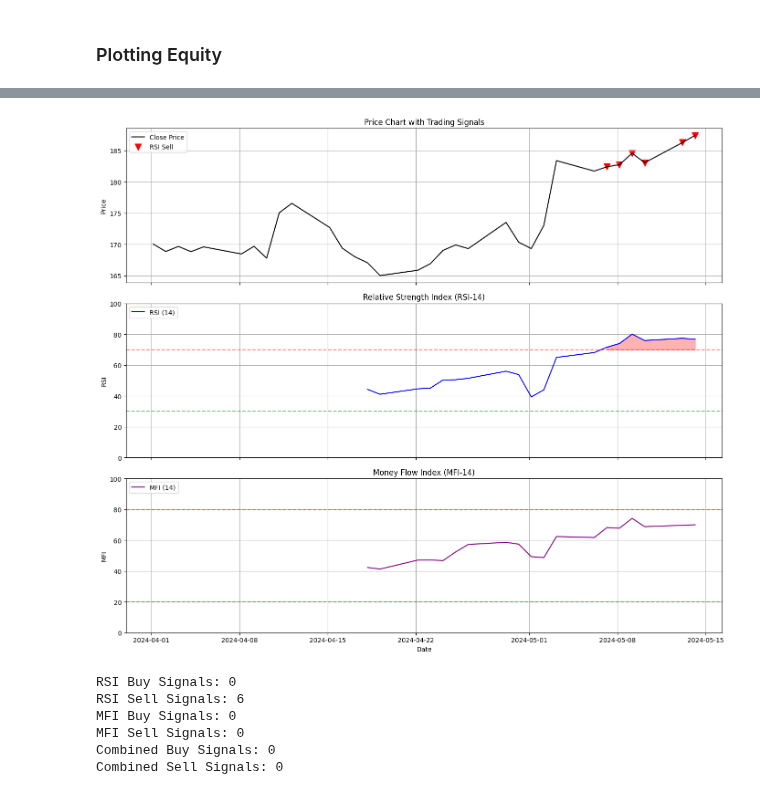
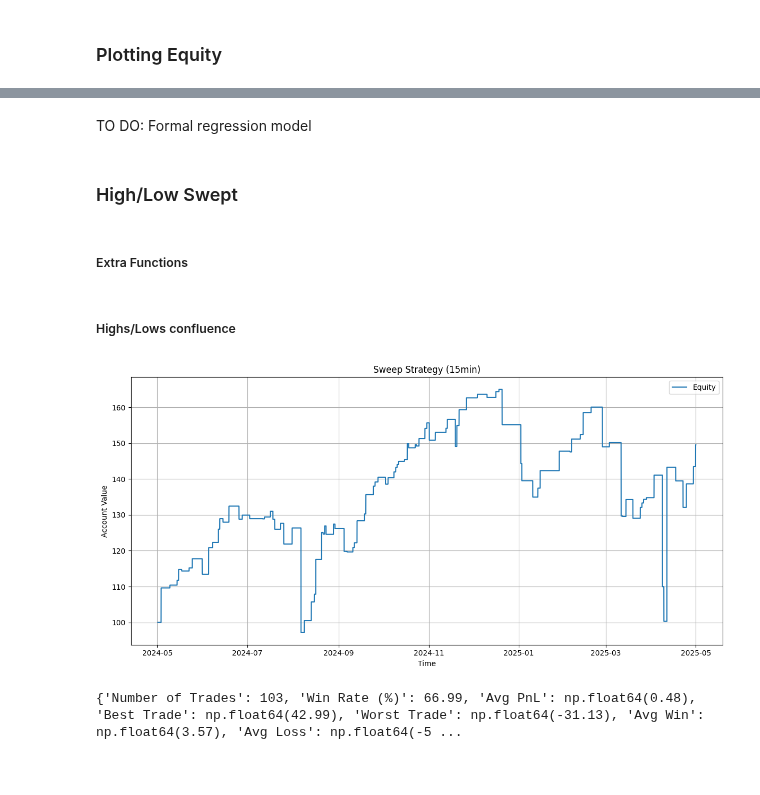
Before and after one commit to Code-For-3/Trading-for-Dummies, a Jupyter notebook: Indicators.ipynb, the cells around one changed output, grey strips where cells are left out. Cells and saved outputs as stored; diff of their text form; code cells hidden in the pictures.

Commit message:
Update Functions and Add another indicator

```diff
--- a/Indicators.ipynb
+++ b/Indicators.ipynb
@@ -197,14 +149,7 @@ plot_equity_curve(equity_rsi, equity_mfi, equity_combined)
-# %%
-# Get data
-df = get_stock_data("AAPL", "2024-04-01", "2024-05-15", "Day", 1)
-
-# Plot comparison of indicators
-plot_indicators_comparison(df)
-# %% [output]
-[figure, removed]
-RSI Buy Signals: 0
-RSI Sell Signals: 6
-MFI Buy Signals: 0
-MFI Sell Signals: 0
-Combined Buy Signals: 0
-Combined Sell Signals: 0
+# %% [markdown]
+TO DO:
+Formal regression model
+# %% [markdown]
+### High/Low Swept
+# %% [markdown]
+##### Extra Functions
@@ -210,0 +191,2 @@ Combined Sell Signals: 0
+# %% [markdown]
+##### Highs/Lows confluence
@@ -210,0 +238,27 @@ Combined Sell Signals: 0
+# %%
+# Load 15min data
+df_15m = get_stock_data("SPY", "2024-05-01", "2025-05-01", timeframe_unit="Minute", multiplier=15)
+
+# Generate sweep signals (use Asian session as example)
+signal_df = generate_sweep_signals(df_15m, session_start="20:00", session_end="04:00")
+
+# Backtest
+equity_curve, trade_log = backtest(signal_df)
+
+# Plot
+def plot_equity_curve(equity_curve, title="Equity Curve"):
+    plt.figure(figsize=(12, 6))
+    plt.plot(equity_curve.index, equity_curve.values, label="Equity")
+    plt.title(title)
+    plt.xlabel("Time")
+    plt.ylabel("Account Value")
+    plt.grid(True)
+    plt.legend()
+    plt.tight_layout()
+    plt.show()
+
+plot_equity_curve(equity_curve, title="Sweep Strategy (15min)")
+print(evaluate_trades(trade_log))
+# %% [output]
+[figure, added]
+{'Number of Trades': 103, 'Win Rate (%)': 66.99, 'Avg PnL': np.float64(0.48), 'Best Trade': np.float64(42.99), 'Worst Trade': np.float64(-31.13), 'Avg Win': np.float64(3.57), 'Avg Loss': np.float64(-5 ...
```
Also changed, not shown: parts of 6 cells of this notebook, 1 other file.
